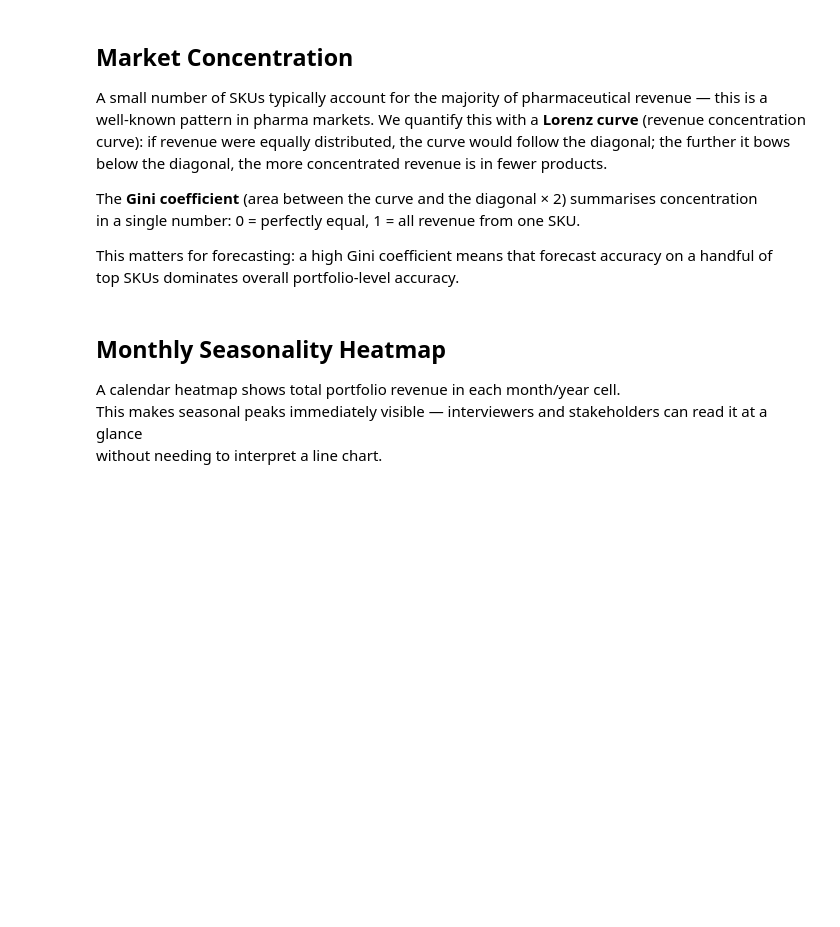
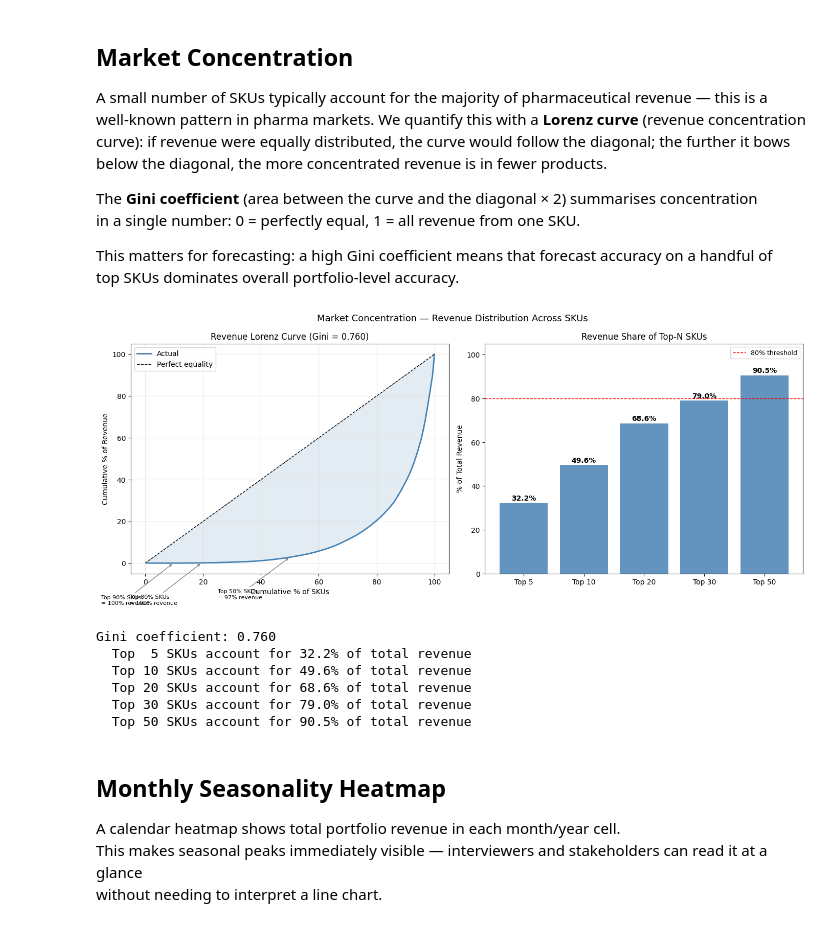
Before and after one commit to apayne185/molecule-forecasting-toolkit, a Jupyter notebook: notebooks/business_insights.ipynb, the cells around one changed output. Drawn from its saved outputs; the diff is of its cells as text; code cells hidden in the pictures; blank space fills up the shorter version.

```diff
--- a/notebooks/business_insights.ipynb
+++ b/notebooks/business_insights.ipynb
@@ -181,36 +209,45 @@ axes[0].legend()
 axes[0].grid(alpha=0.3)
 
 # Annotate key thresholds
+cum_rev_arr = cumulative_revenue.values
 for pct_sku in [10, 20, 50]:
     idx = int(pct_sku / 100 * len(cumulative_skus)) - 1
-    pct_rev = cumulative_revenue.iloc[idx]
+    pct_rev = cum_rev_arr[idx]
     axes[0].annotate(f'Top {100-pct_sku}% SKUs\n= {100-pct_rev:.0f}% revenue',
                      xy=(cumulative_skus[idx], pct_rev),
                      xytext=(cumulative_skus[idx]-25, pct_rev-20),
                      fontsize=8, arrowprops=dict(arrowstyle='->', color='gray'))
 
 # Right: top-N revenue share bar
 thresholds = [5, 10, 20, 30, 50]
 top_n_share = [(df.groupby('ProductName')['Value'].sum()
                  .sort_values(ascending=False).head(n).sum() /
                  df['Value'].sum() * 100) for n in thresholds]
 axes[1].bar([f'Top {n}' for n in thresholds], top_n_share, color='steelblue', alpha=0.85)
 for i, (x, y) in enumerate(zip(thresholds, top_n_share)):
     axes[1].text(i, y + 0.5, f'{y:.1f}%', ha='center', va='bottom', fontweight='bold')
 axes[1].axhline(80, color='red', linestyle='--', linewidth=1, label='80% threshold')
 axes[1].set_ylabel('% of Total Revenue')
 axes[1].set_title('Revenue Share of Top-N SKUs')
 axes[1].set_ylim(0, 105)
 axes[1].legend(fontsize=9)
 
 plt.suptitle('Market Concentration — Revenue Distribution Across SKUs', fontsize=13)
 plt.tight_layout()
 plt.savefig('../outputs/bi_market_concentration.png', dpi=150, bbox_inches='tight')
 plt.show()
 
 print(f"Gini coefficient: {gini:.3f}")
 for n, share in zip(thresholds, top_n_share):
     print(f"  Top {n:>2} SKUs account for {share:.1f}% of total revenue")
+# %% [output]
+[figure, added]
+Gini coefficient: 0.760
+  Top  5 SKUs account for 32.2% of total revenue
+  Top 10 SKUs account for 49.6% of total revenue
+  Top 20 SKUs account for 68.6% of total revenue
+  Top 30 SKUs account for 79.0% of total revenue
+  Top 50 SKUs account for 90.5% of total revenue
 # %% [markdown]
 ## Monthly Seasonality Heatmap
 
```
Also changed, not shown: parts of 5 cells of this notebook.
